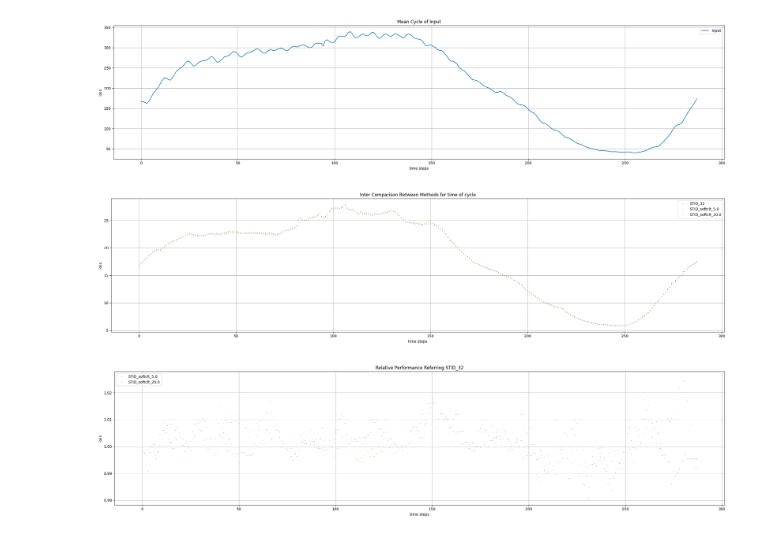
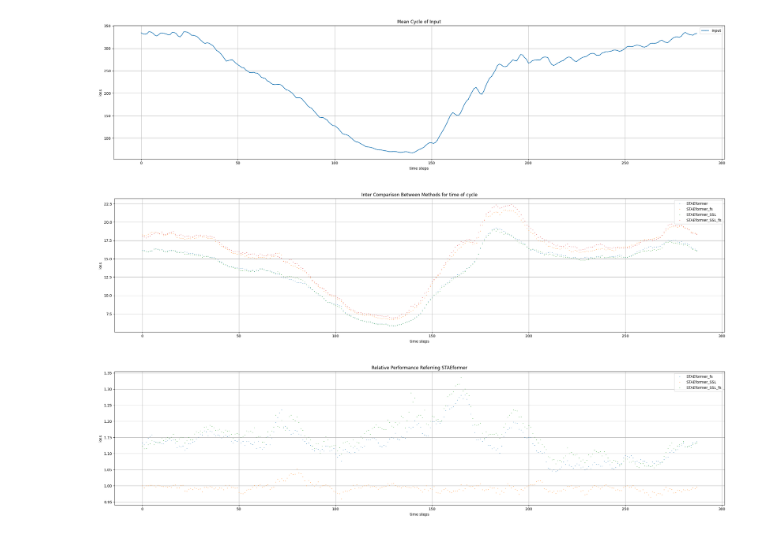
Before and after one commit to Dench991228/BasicTSD, a Jupyter notebook: basicts/visualize_mae_cycle_distri.ipynb, the cells around one changed output. Saved outputs shown, nothing was run; the diff lists cells and outputs as text; code cells hidden in the pictures.

```diff
--- a/basicts/visualize_mae_cycle_distri.ipynb
+++ b/basicts/visualize_mae_cycle_distri.ipynb
@@ -1,5 +1,5 @@
 # %%
-from basicts.utils.result import result_file_group_by_node_and_cycle
+from basicts.utils.result import data_group_by_node_and_cycle
 from typing import List
 import numpy as np
 
@@ -20,67 +20,48 @@ def visualize_mae_cycle_distri(method_result_files: List[str],
     inputs_cycle = None
     for file in method_result_files:
         # (N, cycle_timestamps, C) -> (cycle_timestamps)
-        mae_grouped_by_node_and_time_of_cycle, input_grouped_by_node_and_time_of_cycle = result_file_group_by_node_and_cycle(file, cycle_timestamps)
+        mae_grouped_by_node_and_time_of_cycle, input_grouped_by_node_and_time_of_cycle = data_group_by_node_and_cycle(file, cycle_timestamps)
         mae_grouped_by_node_and_time_of_cycle = mae_grouped_by_node_and_time_of_cycle[:, :, 0]
         input_grouped_by_node_and_time_of_cycle = input_grouped_by_node_and_time_of_cycle[:, :, 0]
         # (N, I, C)
         inputs_cycle = input_grouped_by_node_and_time_of_cycle
         mae_grouped_by_node_and_time_of_cycle = np.mean(mae_grouped_by_node_and_time_of_cycle, axis=0)
         mae_grouped_by_time_of_cycle.append(mae_grouped_by_node_and_time_of_cycle)
     inputs_cycle = np.mean(inputs_cycle, axis=0)
     plot_line(title="Mean Cycle of Input",
               x=[i for i in range(cycle_timestamps)], ys=[inputs_cycle],
               y_names=["input"], no_line=False)
     plot_line(title="Inter Comparison Between Methods for time of cycle",
               x=[i for i in range(cycle_timestamps)], ys=mae_grouped_by_time_of_cycle,
               y_names=method_names, no_line=True)
     relative_mae_grouped_by_time_of_cycle = []
     relative_names = []
     for idx, (mae, name) in enumerate(zip(mae_grouped_by_time_of_cycle, method_names)):
         if idx != referred_id:
             relative_mae_grouped_by_time_of_cycle.append(mae / mae_grouped_by_time_of_cycle[referred_id])
             relative_names.append(name)
     plot_line(title=f"Relative Performance Referring {method_names[referred_id]}",
             x=[i for i in range(cycle_timestamps)], ys=relative_mae_grouped_by_time_of_cycle,
             y_names=relative_names, no_line=True)
 
 # 预测文件
 prediction_files = [
-    #"../checkpoints/GraphWaveNet/PEMS04_100_12_12/2685972f0c44e3dab84cd76ce891c2d2/test_results.npz",
-    #"../checkpoints/GraphWaveNet/PEMS04_100_12_12/204d63edef08cea9a54c3d15525300da/test_results.npz",
-    #"../checkpoints/GraphWaveNet/PEMS04_100_12_12/ab145d5a465163b9802dc6b125aff13a/test_results.npz",
-    "../checkpoints/STID/PEMS04_100_12_12/ff96cc50b3b20eef61520ddd13bab258/test_results.npz",
-    #"../checkpoints/STID_SSL/PEMS04_100_12_12/f4070dd766ed60e41ae5421edd829ac7/test_results.npz",
-    #"../checkpoints/STID_SSL/PEMS04_100_12_12/29d9d6d2bcae90d670dfd5cac63d6357/test_results.npz",
-    #"../checkpoints/STID_SSL/PEMS04_100_12_12/f72cf5669ced0b8a008b84b55b219423/test_results.npz",
-    #"../checkpoints/STID_SSL/PEMS04_100_12_12/7d6a116ea47e29bdcbbbb033f1f5ed0d/test_results.npz",
-    "../checkpoints/STID_SSL/PEMS04_100_12_12/119c6a87c0eb7b8fd25a6067f898e8f9/test_results.npz",
-    "../checkpoints/STID_SSL/PEMS04_100_12_12/ca823d088d70640096f9361ba25dc510/test_results.npz",
-    #"../checkpoints/STAEformer/PEMS04_100_12_12/847a2ce08791eb89c3a325b199127003/test_results.npz",
-    #"../checkpoints/STAEformer_SSL/PEMS04_100_12_12/6cb833695c71cb7ce824ef6ebdd71aab/test_results.npz",
-    #"../checkpoints/STAEformer_SSL/PEMS04_100_12_12/fdd42066165f3fbe43950c8a6ed421eb/test_results.npz",
+    "../checkpoints/STAEformer/PEMS08_100_12_12/70ceb2d1dd84b5dc181774f2d16a14c1/test_results.npz",
+    "../checkpoints/STAEformer/PEMS08_100_12_12/5154b76a28d37361e94e849708bf6584/test_results.npz",
+    "../checkpoints/STAEformer_SSL/PEMS08_100_12_12/ec5b5664aa4430d0d0c4f91673ef85c6/test_results.npz",
+    "../checkpoints/STAEformer_SSL/PEMS08_100_12_12/a4c78e002fd407ebeb86435d91606391/test_results.npz",
 ]
 # 方法名称
 method_names = [
-    #"GraphWavenet",
-    #"GraphWavenet_softclt",
-    #"GraphWavenet_hardclt",
-    "STID_32",
-    #"STID_hardclt",
-    #"STID_softclt",
-    #"STID_softclt_0.5",
-    #"STID_softclt_1.0",
-    "STID_softclt_5.0",
-    "STID_softclt_20.0",
-    #"STAEformer",
-    #"STAEformer_hardclt",
-    #"STAEformer_softclt"
-
+    "STAEformer",
+    "STAEformer_fs",
+    "STAEformer_SSL",
+    "STAEformer_SSL_fs"
 ]
 # 时间步
 cts = 288
 visualize_mae_cycle_distri(prediction_files, method_names, cts, 0)
 # %% [output]
-[figure, old version]
+[figure, new version]
-[figure, old version]
+[figure, new version]
-[figure, old version]
+[figure, new version]
```
Also changed, not shown: 10 other files.
